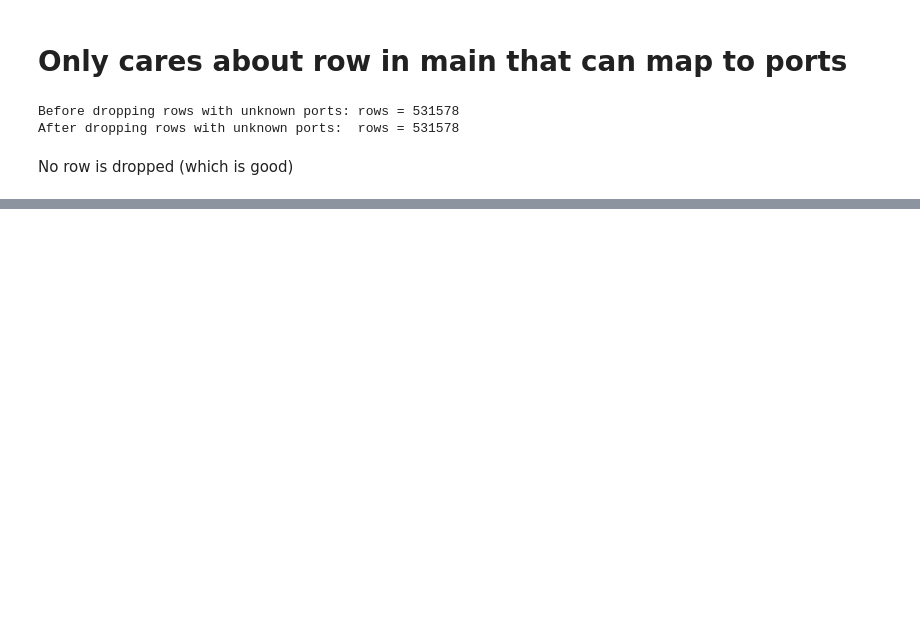
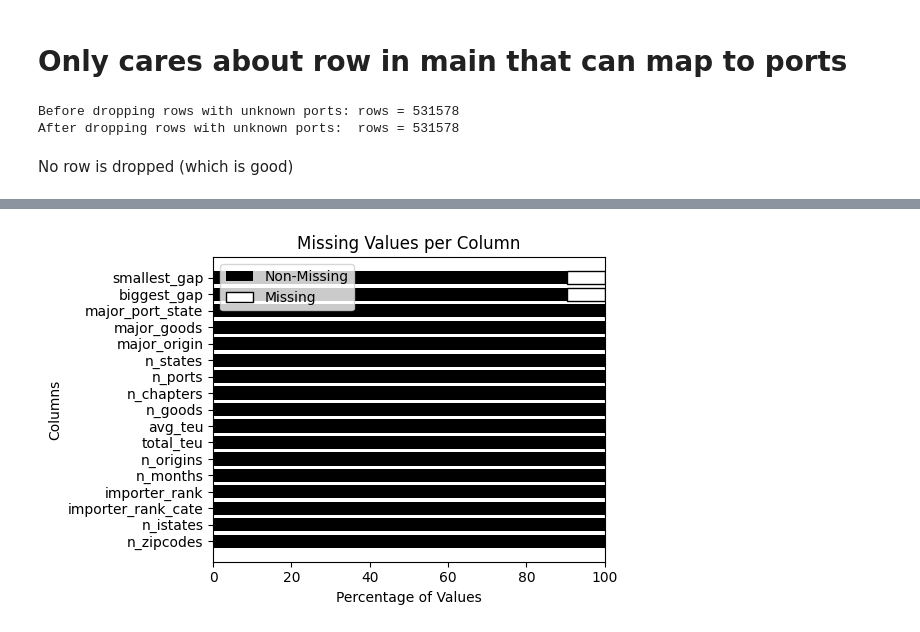
Before and after one commit to xtfocus/impgenius, a Jupyter notebook: notebooks/Skills Test Data Scientist.ipynb, the cells around one changed output, grey strips where cells are left out. Drawn from its saved outputs; the diff is of its cells as text; code cells hidden in the pictures; blank space fills up the shorter version.

```diff
--- a/notebooks/Skills Test Data Scientist.ipynb
+++ b/notebooks/Skills Test Data Scientist.ipynb
@@ -705,0 +426,39 @@ print(report)
+# %%
+# inner join is ok here because we made sure now rows will be dropped in the cleaning step
+main = main.merge(ports, left_on="port_of_unlading", right_on="port_code", how="inner")
+main = main.merge(importers[['importer_deduped_name', 'importer_rank_cate']], how='inner')
+
+
+# Calculating attributes
+
+importer_profile = (
+    main
+    .sort_values(['importer_deduped_name', 'file_month'])
+    .groupby('importer_deduped_name')
+    .agg(
+        n_zipcodes=('zip_code', 'nunique'),
+        n_istates=('state_name', 'nunique'),
+        importer_rank_cate=('importer_rank_cate', 'first'),
+        importer_rank=('importer_rank', 'min'),
+        n_months=('file_month', 'nunique'),
+        n_origins=('country_of_origin', 'nunique'),
+        total_teu=('calculated_teu', 'sum'),
+        avg_teu=('calculated_teu', 'mean'),
+        n_goods=('hs_codes_shorten', 'nunique'),
+        n_chapters=('hs_codes_chapter', 'nunique'),
+        n_ports=('port_of_unlading', 'nunique'),
+        n_states=('port_state', 'nunique'),
+        major_origin=('country_of_origin', lambda x: x.value_counts().idxmax()),
+        major_goods=('hs_codes_shorten', lambda x: x.value_counts().idxmax()),
+        major_port_state=('port_state', lambda x: x.value_counts().idxmax()),
+        biggest_gap=('file_month', lambda x: x.drop_duplicates().diff().max()),
+        smallest_gap=('file_month', lambda x: x.drop_duplicates().diff().min()),
+    )
+)
+# %%
+plot_missing_values(importer_profile,
+                    as_percentage=True,
+                    figsize=(6,4)
+                   )
+# %% [output]
+[figure, added]
```
Also changed, not shown: parts of 90 cells of this notebook, 7 other files.
